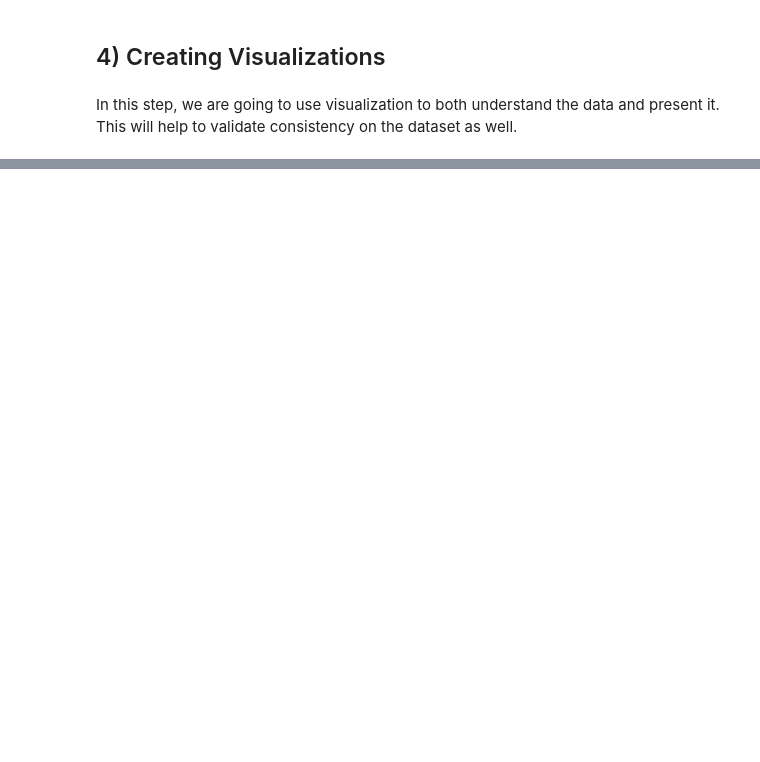
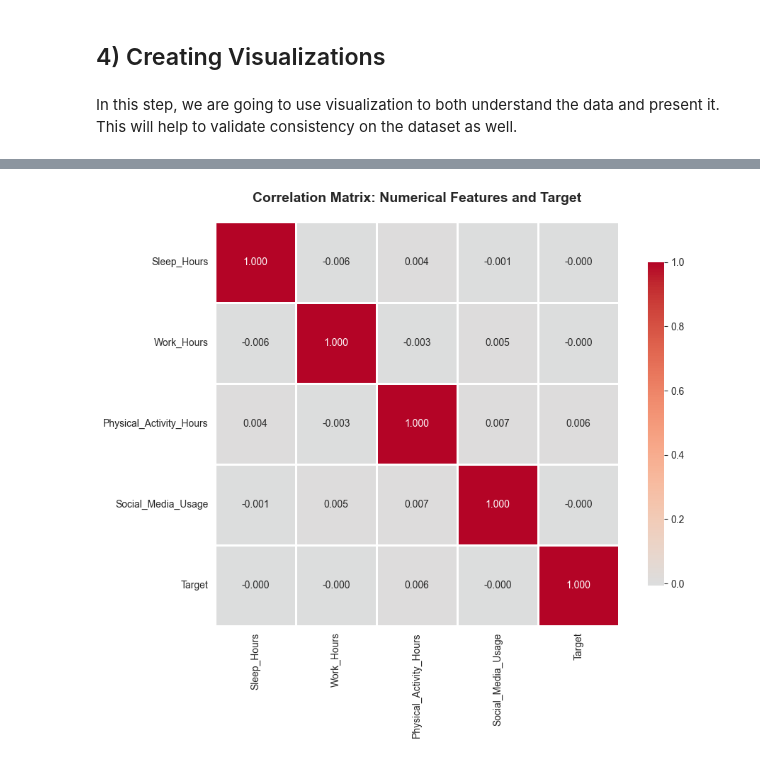
Before and after one commit to DanielMelo46/Machine_Learning-_Term_Project, a Jupyter notebook: Term Project/project.ipynb, the cells around one changed output, grey strips where cells are left out. Drawn from its saved outputs; the diff is of its cells as text; code cells hidden in the pictures; blank space fills up the shorter version.

```diff
--- a/Term Project/project.ipynb
+++ b/Term Project/project.ipynb
@@ -256,0 +294,26 @@ Name: count, dtype: int64
+# %%
+df_corr = df.copy()
+df_corr['Target'] = df_corr['Mental_Health_Condition'].map({'Y': 1, 'N': 0})
+
+numerical_features_with_target = ['Sleep_Hours', 'Work_Hours',
+                                  'Physical_Activity_Hours',
+                                  'Social_Media_Usage', 'Target']
+
+corr_matrix = df_corr[numerical_features_with_target].corr()
+
+plt.figure(figsize=(10, 8))
+sns.heatmap(corr_matrix,
+            annot=True,           # Show correlation values
+            fmt='.3f',            # 3 decimal places
+            cmap='coolwarm',      # Color scheme
+            center=0,             # Center colormap at 0
+            square=True,          # Square cells
+            linewidths=1,         # Grid lines
+            cbar_kws={"shrink": 0.8})
+
+plt.title('Correlation Matrix: Numerical Features and Target',
+          fontsize=14, fontweight='bold', pad=20)
+plt.tight_layout()
+plt.show()
+# %% [output]
+[figure, added]
```
Also changed, not shown: parts of 27 cells of this notebook.
